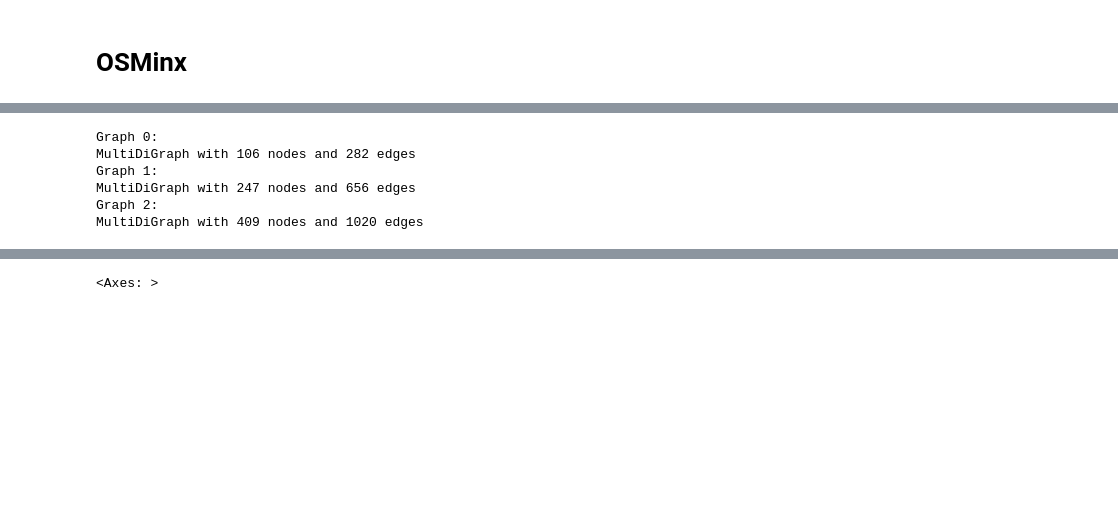
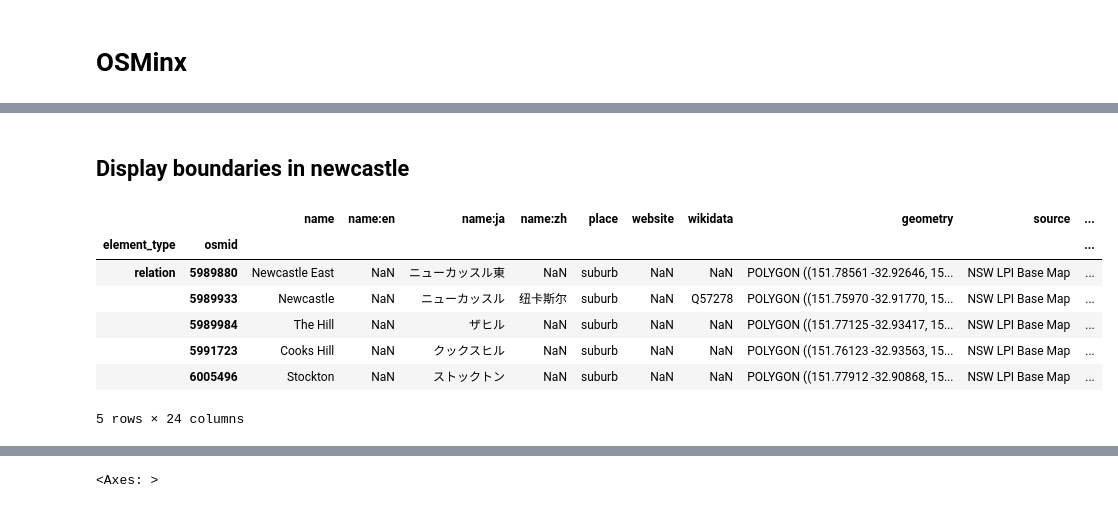
Before and after one commit to NUAC-AV/ASOC-UON, a Jupyter notebook: ASOC_Walks.ipynb, the cells around one changed output, grey strips where cells are left out. Drawn from its saved outputs; the diff is of its cells as text; code cells hidden in the pictures; blank space fills up the shorter version.

```diff
--- a/ASOC_Walks.ipynb
+++ b/ASOC_Walks.ipynb
@@ -443,29 +420,0 @@ import networkx as nx
-# %%
-# Places to get the street network
-places = ["Birmingham Gardens, Newcastle, Australia",
-          "Shortland, Newcastle, Australia",
-          "Jesmond, Newcastle, Australia"]
-
-# Get street networks
-graphs = [ox.graph_from_place(place, network_type='walk') for place in places]
-
-# Print structure of the graphs to debug
-for i, graph in enumerate(graphs):
-    print(f"Graph {i}:")
-    print(graph)
-
-# Convert graphs to GeoDataFrames
-nodes_gdfs = []
-edges_gdfs = []
-
-for graph in graphs:
-    nodes, edges = ox.graph_to_gdfs(graph)
-    nodes_gdfs.append(nodes)
-    edges_gdfs.append(edges)
-# %% [output]
-Graph 0:
-MultiDiGraph with 106 nodes and 282 edges
-Graph 1:
-MultiDiGraph with 247 nodes and 656 edges
-Graph 2:
-MultiDiGraph with 409 nodes and 1020 edges
@@ -475,0 +421,21 @@ merged_edges_gdf = gpd.GeoDataFrame(pd.concat(edges_gdfs, ignore_index=True))
+# %% [markdown]
+## Display boundaries in newcastle
+# %%
+# Search for all administrative boundaries in Newcastle, NSW, Australia
+place_name = "Newcastle, New South Wales, Australia"
+tags = {"boundary": "administrative"}
+
+# Get the boundaries
+gdf = ox.geometries_from_place(place_name, tags)
+
+# Display the names of the administrative areas
+gdf.head()
+# %% [output]
+|  |  | name | name:en | name:ja | name:zh | place | website | wikidata | geometry | source | ... |
+| element_type | osmid |  |  |  |  |  |  |  |  |  | ... |
+| relation | 5989880 | Newcastle East | NaN | ニューカッスル東 | NaN | suburb | NaN | NaN | POLYGON ((151.78561 -32.92646, 15... | NSW LPI Base Map | ... |
+|  | 5989933 | Newcastle | NaN | ニューカッスル | 纽卡斯尔 | suburb | NaN | Q57278 | POLYGON ((151.75970 -32.91770, 15... | NSW LPI Base Map | ... |
+|  | 5989984 | The Hill | NaN | ザヒル | NaN | suburb | NaN | NaN | POLYGON ((151.77125 -32.93417, 15... | NSW LPI Base Map | ... |
+|  | 5991723 | Cooks Hill | NaN | クックスヒル | NaN | suburb | NaN | NaN | POLYGON ((151.76123 -32.93563, 15... | NSW LPI Base Map | ... |
+|  | 6005496 | Stockton | NaN | ストックトン | NaN | suburb | NaN | NaN | POLYGON ((151.77912 -32.90868, 15... | NSW LPI Base Map | ... |
+5 rows × 24 columns
```
Also changed, not shown: parts of 7 cells of this notebook, 59 other files.
